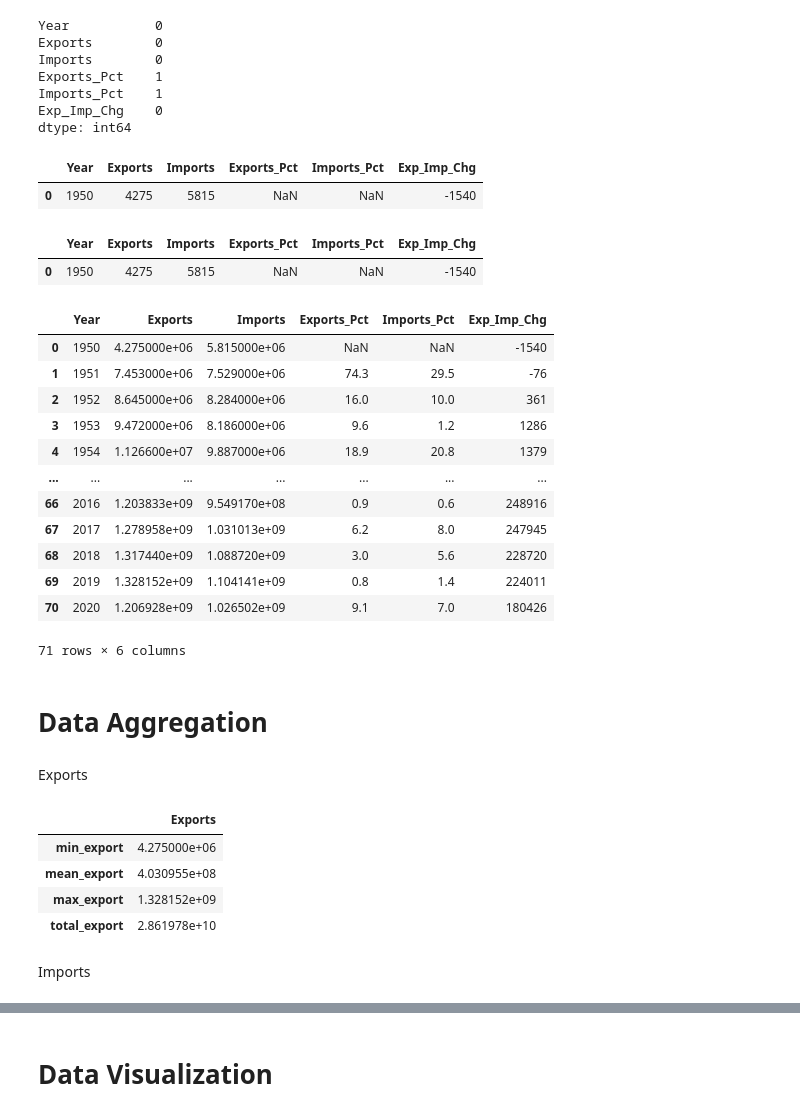
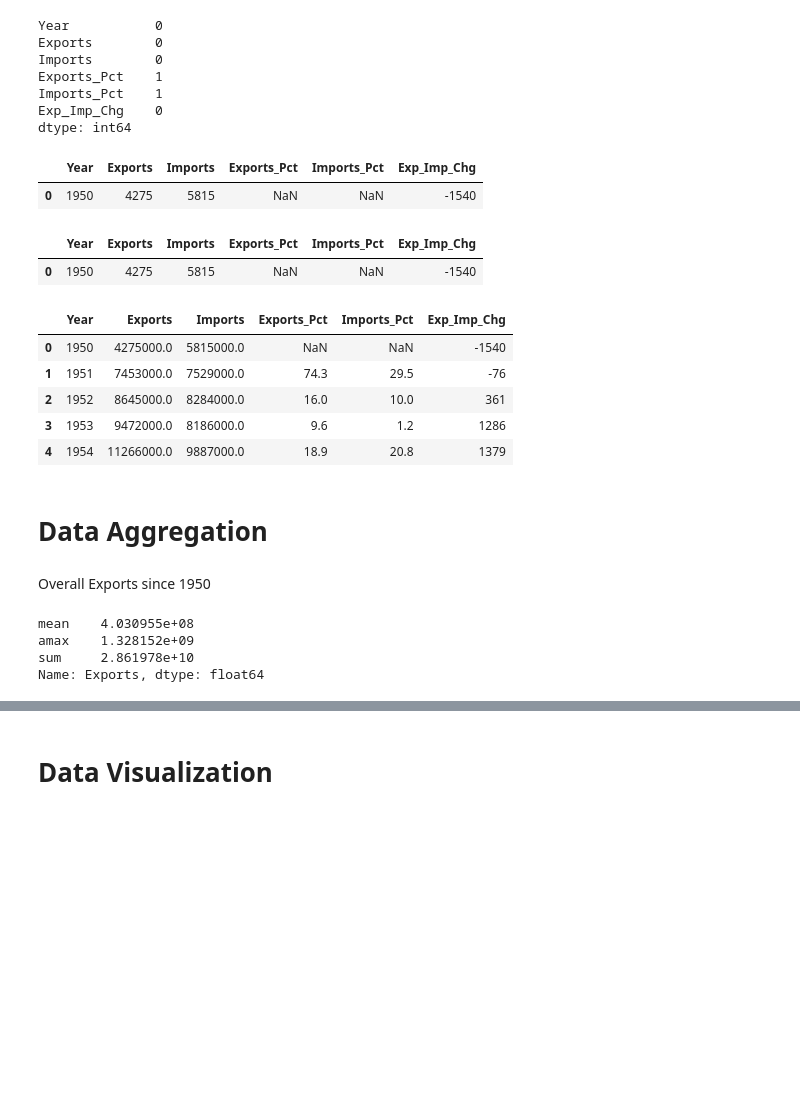
Before and after one commit to eldrigeampong/Data-Science, a Jupyter notebook: Statistisches Bundesamt/Economy/proj1.ipynb, the cells around one changed output, grey strips where cells are left out. Cells and saved outputs as stored; diff of their text form; code cells hidden in the pictures; blank space fills up the shorter version.

```diff
--- a/Statistisches Bundesamt/Economy/proj1.ipynb
+++ b/Statistisches Bundesamt/Economy/proj1.ipynb
@@ -61,10 +62,3 @@ dtypes: float64(2), int64(1), object(2)
 memory usage: 2.9+ KB
 # %% [markdown]
 # Data Cleaning
-# %%
-df['Exports'] = df['Exports'].str.replace(' ', '')                        # remove white spaces between exports
-df['Imports'] = df['Imports'].str.replace(' ', '')                        # remove white spaces between imports
-df['Exports'] = df['Exports'].astype('int')                               # change exports datatype to integer
-df['Imports'] = df['Imports'].astype('int')                               # change imports datatype to integer
-
-df
@@ -99,0 +65,3 @@ memory usage: 2.3 KB
+# %%
+df.replace(' ', '', regex=True, inplace=True)                                   # strip dataframe of white spaces
+df.head()
@@ -99,0 +75,3 @@ memory usage: 2.3 KB
+# %%
+df[['Exports', 'Imports']] = df[['Exports', 'Imports']].astype('int')           # change data type
+df.info()
@@ -138,36 +129,25 @@ Exports_Pct    1
 Imports_Pct    1
 Exp_Imp_Chg    0
 dtype: int64
-# %%
-idx = df.index[df['Exports_Pct'].isna()]                 # filter index position with missing value for exports percentage change
-df.iloc[idx]
-# %% [output]
-|  | Year | Exports | Imports | Exports_Pct | Imports_Pct | Exp_Imp_Chg |
-| 0 | 1950 | 4275 | 5815 | NaN | NaN | -1540 |
-# %%
-idx1 = df.index[df['Imports_Pct'].isna()]                # filter index position with missing value for imports percentage change
-df.iloc[idx1]
-# %% [output]
-|  | Year | Exports | Imports | Exports_Pct | Imports_Pct | Exp_Imp_Chg |
-| 0 | 1950 | 4275 | 5815 | NaN | NaN | -1540 |
+# %%
+df[df['Exports_Pct'].isna()]
+# %% [output]
+|  | Year | Exports | Imports | Exports_Pct | Imports_Pct | Exp_Imp_Chg |
+| 0 | 1950 | 4275 | 5815 | NaN | NaN | -1540 |
+# %%
+df[df['Imports_Pct'].isna()]
+# %% [output]
+|  | Year | Exports | Imports | Exports_Pct | Imports_Pct | Exp_Imp_Chg |
+| 0 | 1950 | 4275 | 5815 | NaN | NaN | -1540 |
 # %%
 df[['Exports', 'Imports']] = df[['Exports', 'Imports']] * 1e3               # convert exports and imports into millions
-df
+df.head()
 # %% [output]
 |  | Year | Exports | Imports | Exports_Pct | Imports_Pct | Exp_Imp_Chg |
-| 0 | 1950 | 4.275000e+06 | 5.815000e+06 | NaN | NaN | -1540 |
-| 1 | 1951 | 7.453000e+06 | 7.529000e+06 | 74.3 | 29.5 | -76 |
-| 2 | 1952 | 8.645000e+06 | 8.284000e+06 | 16.0 | 10.0 | 361 |
-| 3 | 1953 | 9.472000e+06 | 8.186000e+06 | 9.6 | 1.2 | 1286 |
-| 4 | 1954 | 1.126600e+07 | 9.887000e+06 | 18.9 | 20.8 | 1379 |
-| ... | ... | ... | ... | ... | ... | ... |
-| 66 | 2016 | 1.203833e+09 | 9.549170e+08 | 0.9 | 0.6 | 248916 |
-| 67 | 2017 | 1.278958e+09 | 1.031013e+09 | 6.2 | 8.0 | 247945 |
-| 68 | 2018 | 1.317440e+09 | 1.088720e+09 | 3.0 | 5.6 | 228720 |
-| 69 | 2019 | 1.328152e+09 | 1.104141e+09 | 0.8 | 1.4 | 224011 |
-| 70 | 2020 | 1.206928e+09 | 1.026502e+09 | 9.1 | 7.0 | 180426 |
+| 0 | 1950 | 4275000.0 | 5815000.0 | NaN | NaN | -1540 |
+| 1 | 1951 | 7453000.0 | 7529000.0 | 74.3 | 29.5 | -76 |
+| 2 | 1952 | 8645000.0 | 8284000.0 | 16.0 | 10.0 | 361 |
+| 3 | 1953 | 9472000.0 | 8186000.0 | 9.6 | 1.2 | 1286 |
+| 4 | 1954 | 11266000.0 | 9887000.0 | 18.9 | 20.8 | 1379 |
-71 rows × 6 columns
 # %% [markdown]
 # Data Aggregation
-# %% [markdown]
-Exports
@@ -174,17 +184,10 @@ Exports
+# %% [markdown]
+Overall Exports since 1950
 # %%
-df_agg_exp = df.agg(
-    min_export = pd.NamedAgg('Exports', np.min),
-    mean_export = pd.NamedAgg('Exports', np.mean),
-    max_export = pd.NamedAgg('Exports', np.max),
-    total_export = pd.NamedAgg('Exports', np.sum)
-)
-
+df_agg_exp = df['Exports'].agg([np.mean, np.max, np.sum])
 df_agg_exp
 # %% [output]
-|  | Exports |
-| min_export | 4.275000e+06 |
-| mean_export | 4.030955e+08 |
-| max_export | 1.328152e+09 |
-| total_export | 2.861978e+10 |
+mean    4.030955e+08
+amax    1.328152e+09
+sum     2.861978e+10
+Name: Exports, dtype: float64
-# %% [markdown]
-Imports
```
Also changed, not shown: parts of 16 cells of this notebook.
